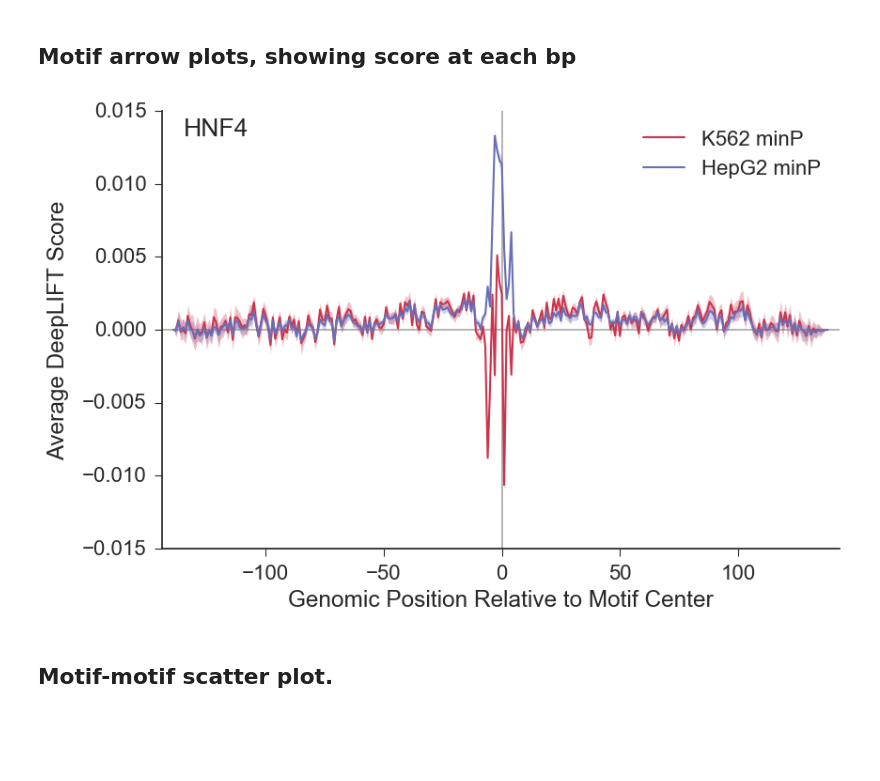
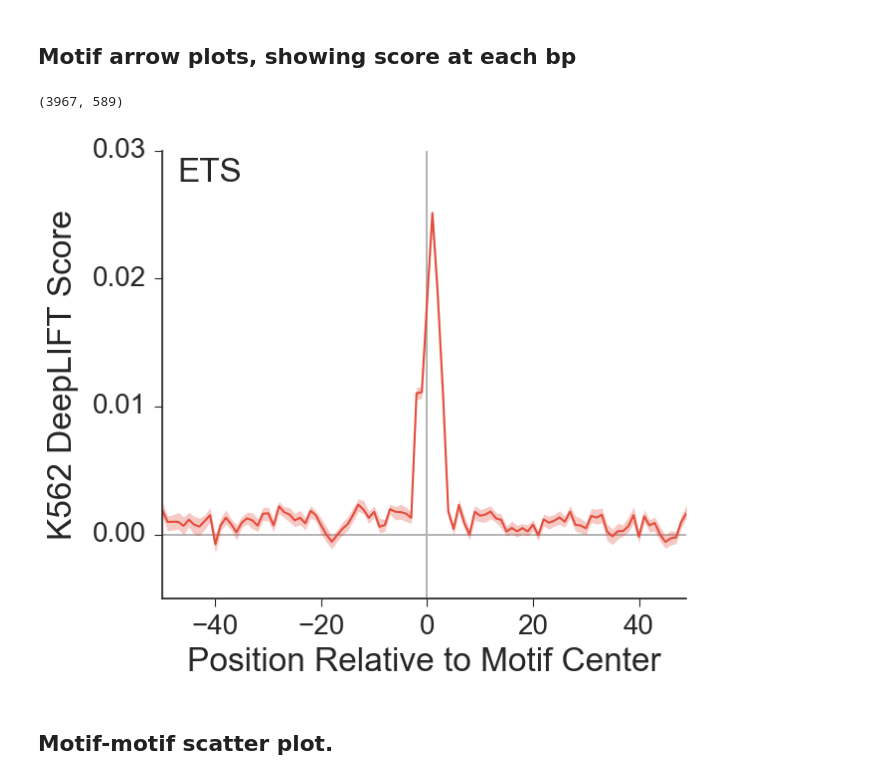
Before and after one commit to kundajelab/mpra, a Jupyter notebook: deeplearn/scripts/Sharpr DeepLIFT Scoring Validation.ipynb, the cells around one changed output. Saved outputs shown, nothing was run; the diff lists cells and outputs as text; code cells hidden in the pictures; blank space fills up the shorter version.

```diff
--- a/deeplearn/scripts/Sharpr DeepLIFT Scoring Validation.ipynb
+++ b/deeplearn/scripts/Sharpr DeepLIFT Scoring Validation.ipynb
@@ -914,7 +912,8 @@ modelName = "record_13_model_bgGhy_"
 
 task_to_deeplift_contribs = OrderedDict()
 t0 = time.time()
-for task_idx in [2, 5, 8, 11]:
+# for task_idx in [2, 5, 8, 11]:
+for task_idx in [2, 8]:
     path = '../deeplift_scores/%s/contribs_reshaped_task%d.tab' % (modelName[:-1], task_idx)
     task_to_deeplift_contribs[task_idx] = pd.read_csv(path,
                                                       sep = '\t',
@@ -968,6 +959,8 @@ import sys
 
 motif_scores = OrderedDict()
 motifwcontext_scores = OrderedDict()
+sharpr_motifwcontext_scores = OrderedDict()
+
 for task_idx in task_to_deeplift_summedscores:
     motif_scores[task_idx] = {}
     motifwcontext_scores[task_idx] = {}
@@ -996,6 +989,18 @@ for motif in motifsToScore:
     fragment_idx = int(motif[-2])
 
 #     canGetContext = (motif_start - fragment_start >= 50 and motif_end + 50 <= fragment_end)
+
+    if motif_name not in sharpr_motifwcontext_scores:
+        sharpr_motifwcontext_scores[motif_name] = []
+
+    frag = motif[-3].strip().split('_')
+    region_name = '_'.join([frag[0], frag[1], frag[2], frag[4], frag[5]])
+    region_start = int(frag[5]) - 147
+    scores = np.empty(2*295 - 1, dtype = np.float32)
+    scores[:] = np.NAN
+    motifRelativePosition = (motif_start + motif_end)/2 - region_start
+    scores[len(scores)/2 - motifRelativePosition : len(scores) - motifRelativePosition] = sharprScores[region_name]
+    sharpr_motifwcontext_scores[motif_name].append(scores)
 
     for task_idx in motif_scores:
         if motif_name not in motif_scores[task_idx]:
@@ -1037,4 +1042,7 @@ for task_idx in motif_scores:
 
     for motif_name in motifwcontext_scores[task_idx]:
         motifwcontext_scores[task_idx][motif_name] = np.array(motifwcontext_scores[task_idx][motif_name])
+
+    for motif_name in sharpr_motifwcontext_scores:
+        sharpr_motifwcontext_scores[motif_name] = np.array(sharpr_motifwcontext_scores[motif_name])
 # %% [output]
@@ -1143,6 +1167,10 @@ def smoothen(pool, track):
     for i in range(0, len(smooth)):
         smooth[i] = np.nanmean(deepliftTrack[max(i - pool/2, 0) : min(i + (pool+1)/2, len(smooth))])
     return smooth
+# %%
+sharpr_motifwcontext_scores[motif_name].shape
+# %% [output]
+(3967, 589)
 # %%
 import matplotlib.pyplot as plt
 import seaborn as sns
@@ -1150,7 +1178,7 @@ import itertools
 
 task_names = {2: 'K562 minP', 5: 'K562 SV40P', 8: 'HepG2 minP', 11: 'HepG2 SV40P'}
 
-plt.figure(figsize=(9,6), dpi=300)
+plt.figure(figsize=(7,6), dpi=500)
 # sns.set(font_scale=1)
 sns.set(context='paper',
         style='ticks',
@@ -1158,56 +1186,76 @@ sns.set(context='paper',
         font_scale=2,
         color_codes="dark",
         )
-task_idxs = [2,8]
+# task_idxs = [2,8]
+task_idxs = [2]
 # motif_names = ['GATA_disc1', 'GATA_disc1_C1']
-motif_names = ['HNF4_disc1']#, 'ETS_1_C1']
+motif_names = ['ETS_1']#, 'ETS_1_C1']
 # motif_names = ['HNF4_known3', 'HNF4_known3_C4']
 colors = ['#CC344C', '#6B6EB6', 'b', 'c']
 conditions = list(itertools.product(task_idxs, motif_names))
 context_scores_by_motif = [motifwcontext_scores[task_idx][motif_name]
                            for (task_idx, motif_name) in conditions]
-context_len = 144
+context_scores_by_motif = [sharpr_motifwcontext_scores[motif_name] / 10]
+context_len = 50
 offset = 0
 context_len -= offset/2
 # smoothen_pool = 3
 for (i, context_scores) in enumerate(context_scores_by_motif):
     length = context_scores.shape[1]
     ax = sns.tsplot(context_scores[:, (length/2 - context_len + offset/2):(length/2 + context_len + offset/2)],
 #                     time = np.arange(-1*length/2, length/2),
                     time = np.arange(-context_len, context_len),
                     value = 'Average DeepLIFT Score',
-                    condition =  task_names[conditions[i][0]],
-                    color = colors[i],
-                    ci = 95,
+#                     condition =  task_names[conditions[i][0]],
+                    condition = '',
+                    color = '#E44D3D',
+                    ci = 99.9,
 #                     ci = 'sd',
                     n_boot = 100,
                     err_style = 'ci_band',
                     err_kws = {'linewidth': 0, 'alpha': 0.3},
                     interpolate = True,
                     estimator = np.nanmean,
                     linewidth = 1.5
                    )
 
-ax.text(0.08, 0.96, conditions[0][1].split('_')[0],
+# ax.set_ylabel('Average DeepLIFT Score', fontsize = 24)
+ax.set_ylabel('K562 DeepLIFT Score', fontsize = 24)
+# ax.set_ylabel('K562 Sharpr Score', fontsize = 24)
+ax.set_xlabel('Genomic Position Relative to Motif Center', fontsize = 24)
+
+ax.text(0.09, 0.95, conditions[0][1].split('_')[0],
         ha = 'center', va = 'center',
-        transform = ax.transAxes)
+        transform = ax.transAxes,
+        fontsize = 24)
+# ax.text(0.11, 0.11, conditions[0][1].split('_')[0],
+#         ha = 'center', va = 'center',
+#         transform = ax.transAxes,
+#         fontsize = 24)
 # plt.xticks([-100, -50, 0, 50, 100])
 # plt.yticks(np.arange(-0.02, 0.011, 0.005))
 plt.axvline(0, zorder = -5, color = '#B3B3B3')
 plt.axhline(0, zorder = -5, color = '#B3B3B3')
-plt.xlabel('Genomic Position Relative to Motif Center')
+plt.xlabel('Position Relative to Motif Center')
 sns.despine(offset=0);
 ax.yaxis.labelpad=10
+
+plt.legend(prop={'size': 20})
+# plt.legend(loc=4, prop={'size': 20})
+
+plt.xticks(fontsize=20)
+plt.yticks([0, 0.01, 0.02, 0.03], fontsize=20)
+
 plt.tight_layout()
 plt.savefig('../model_files/sharpr_znormed_jul23/interpretation/motifscore_arrowplots/' +
-            '%s_tasks%s_%dbpcontext_%doffset.png' % (conditions[0][1],
+            '%s_tasks%s_%dbpcontext_%doffset_k562only_wsharpr.png' % (conditions[0][1],
                                             'and'.join([str(i) for i in task_idxs]),
                                             context_len,
                                             offset),
-            dpi=300)
+            dpi=500)
 plt.show()
 # %% [output]
-[figure, old version]
+[figure, new version]
 # %% [markdown]
 ## Motif-motif scatter plot.
 # %%
```
Also changed, not shown: parts of 8 cells of this notebook, 15 other files.
